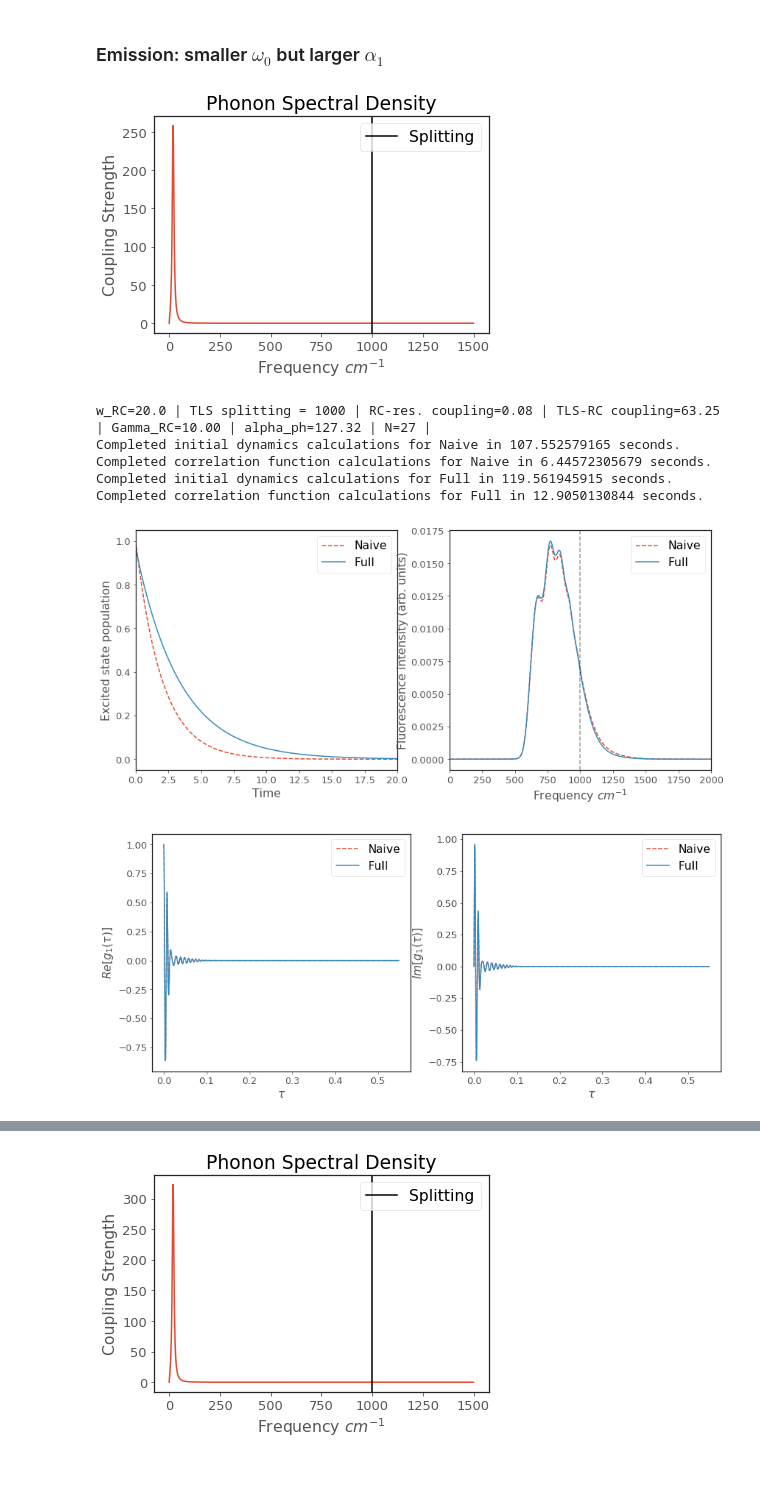
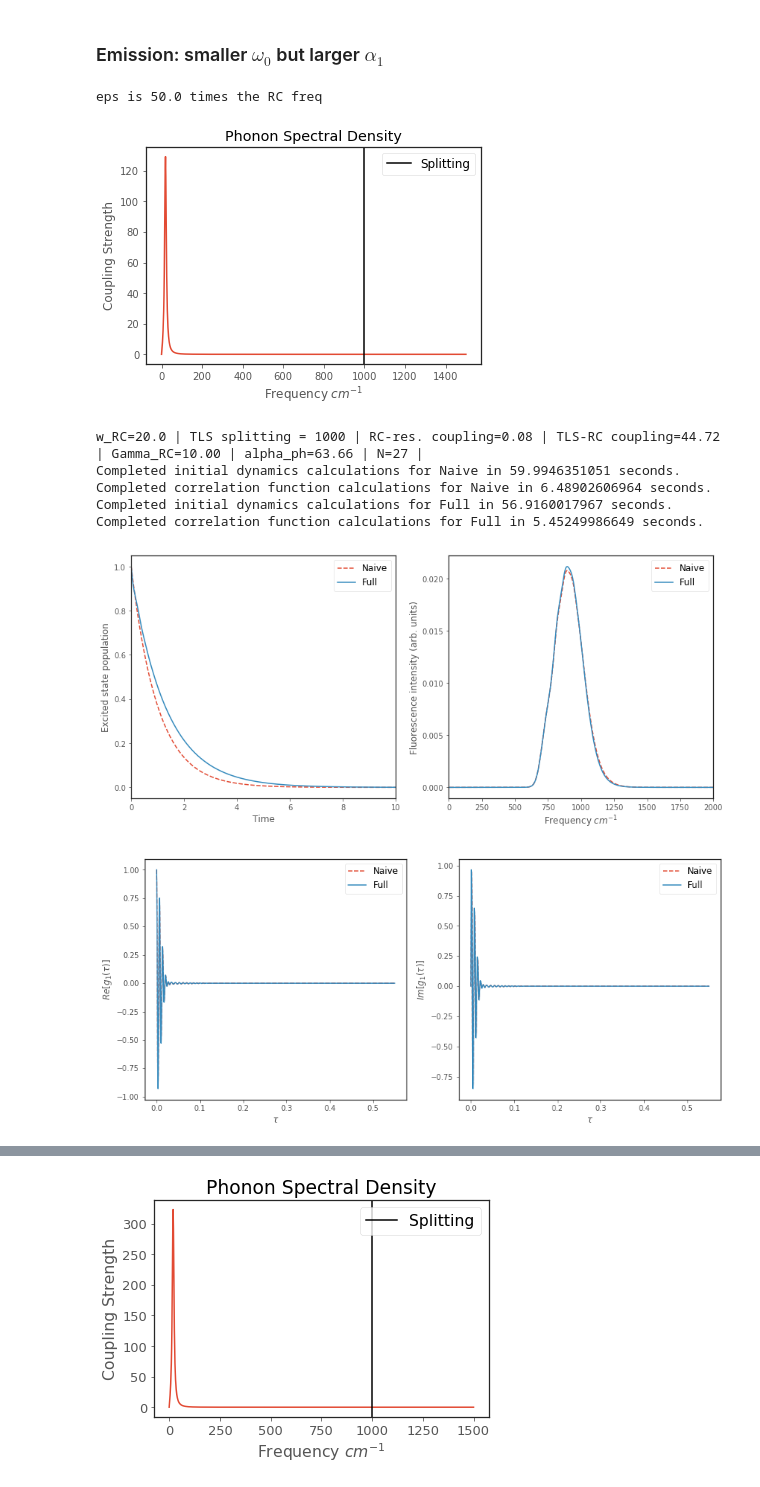
Before and after one commit to HenryMaguire/TLS-code, a Jupyter notebook: RWA_analysis.ipynb, the cells around one changed output, grey strips where cells are left out. Cells and saved outputs as stored; diff of their text form; code cells hidden in the pictures.

```diff
--- a/RWA_analysis.ipynb
+++ b/RWA_analysis.ipynb
@@ -211,17 +335,19 @@ Completed correlation function calculations for Full in 10.4670469761 seconds.
 # %% [markdown]
 ### Emission: smaller $\omega_0$ but larger $\alpha_1$
 # %%
-alpha_prop = 0.4
+alpha_prop = 0.2
 w0_prop = 0.02
+print "eps is {} times the RC freq".format(1/w0_prop)
 eps = 1000
 freq, spec = SF.emission_spectra(2, 0, alpha_prop, eps, Gamma, w0_prop=w0_prop, T_ph=77., T_EM=0.,
                                     Gamma_EM=Gamma_EM, overdamped=False, N=27)
 # %% [output]
+eps is 50.0 times the RC freq
-[figure, old version]
+[figure, new version]
-w_RC=20.0 | TLS splitting = 1000 | RC-res. coupling=0.08 | TLS-RC coupling=63.25 | Gamma_RC=10.00 | alpha_ph=127.32 | N=27 |
-Completed initial dynamics calculations for Naive in 107.552579165 seconds.
-Completed correlation function calculations for Naive in 6.44572305679 seconds.
-Completed initial dynamics calculations for Full in 119.561945915 seconds.
-Completed correlation function calculations for Full in 12.9050130844 seconds.
+w_RC=20.0 | TLS splitting = 1000 | RC-res. coupling=0.08 | TLS-RC coupling=44.72 | Gamma_RC=10.00 | alpha_ph=63.66 | N=27 |
+Completed initial dynamics calculations for Naive in 59.9946351051 seconds.
+Completed correlation function calculations for Naive in 6.48902606964 seconds.
+Completed initial dynamics calculations for Full in 56.9160017967 seconds.
+Completed correlation function calculations for Full in 5.45249986649 seconds.
-[figure, old version]
+[figure, new version]
-[figure, old version]
+[figure, new version]
```
Also changed, not shown: parts of 14 cells of this notebook, 36 other files.
